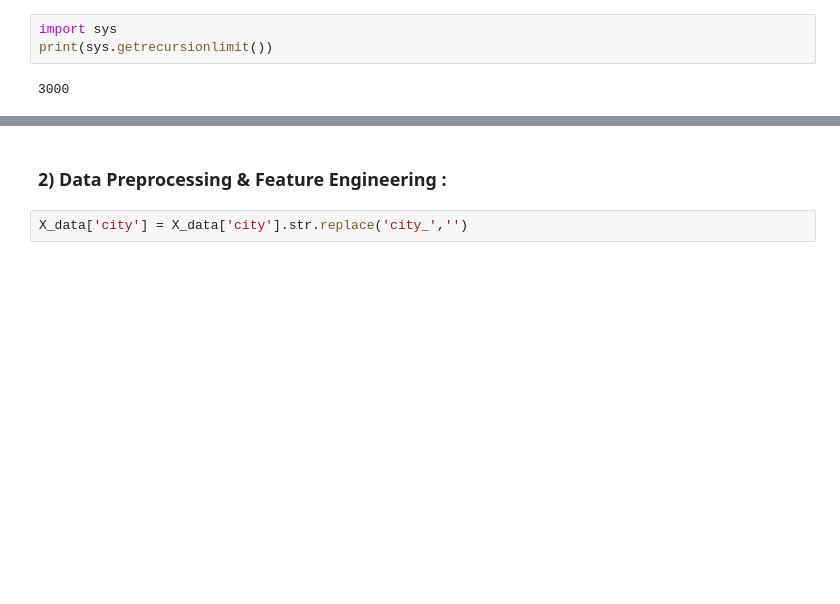
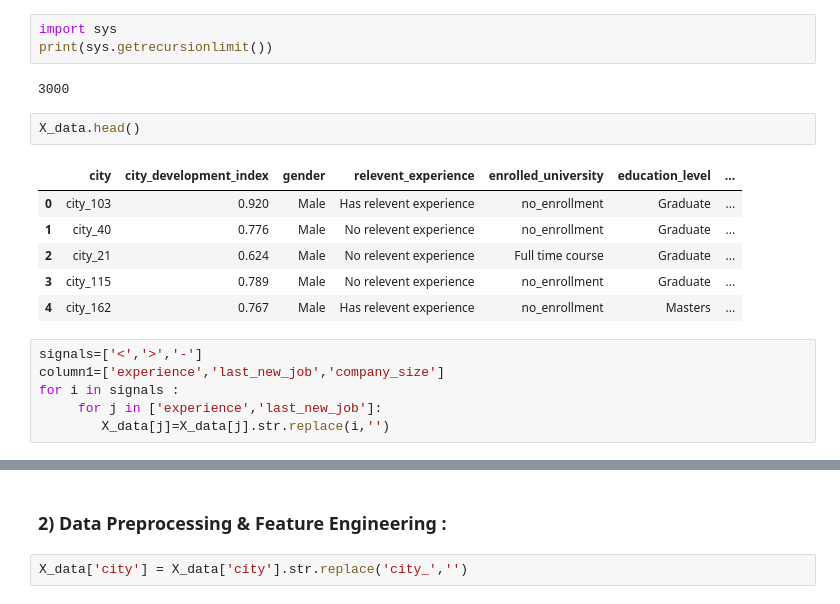
Before and after one commit to ArwaEssa/HR-Analysis, a Jupyter notebook: HR Clasification.ipynb, the cells around one changed output, grey strips where cells are left out. Saved outputs shown, nothing was run; the diff lists cells and outputs as text; blank space fills up the shorter version.

```diff
--- a/HR Clasification.ipynb
+++ b/HR Clasification.ipynb
@@ -439,3 +436,18 @@ import sys
 print(sys.getrecursionlimit())
 # %% [output]
 3000
+# %%
+X_data.head()
+# %% [output]
+|  | city | city_development_index | gender | relevent_experience | enrolled_university | education_level | ... |
+| 0 | city_103 | 0.920 | Male | Has relevent experience | no_enrollment | Graduate | ... |
+| 1 | city_40 | 0.776 | Male | No relevent experience | no_enrollment | Graduate | ... |
+| 2 | city_21 | 0.624 | Male | No relevent experience | Full time course | Graduate | ... |
+| 3 | city_115 | 0.789 | Male | No relevent experience | no_enrollment | Graduate | ... |
+| 4 | city_162 | 0.767 | Male | Has relevent experience | no_enrollment | Masters | ... |
+# %%
+signals=['<','>','-']
+column1=['experience','last_new_job','company_size']
+for i in signals :
+     for j in ['experience','last_new_job']:
+        X_data[j]=X_data[j].str.replace(i,'')
```
Also changed, not shown: parts of 15 cells of this notebook.
